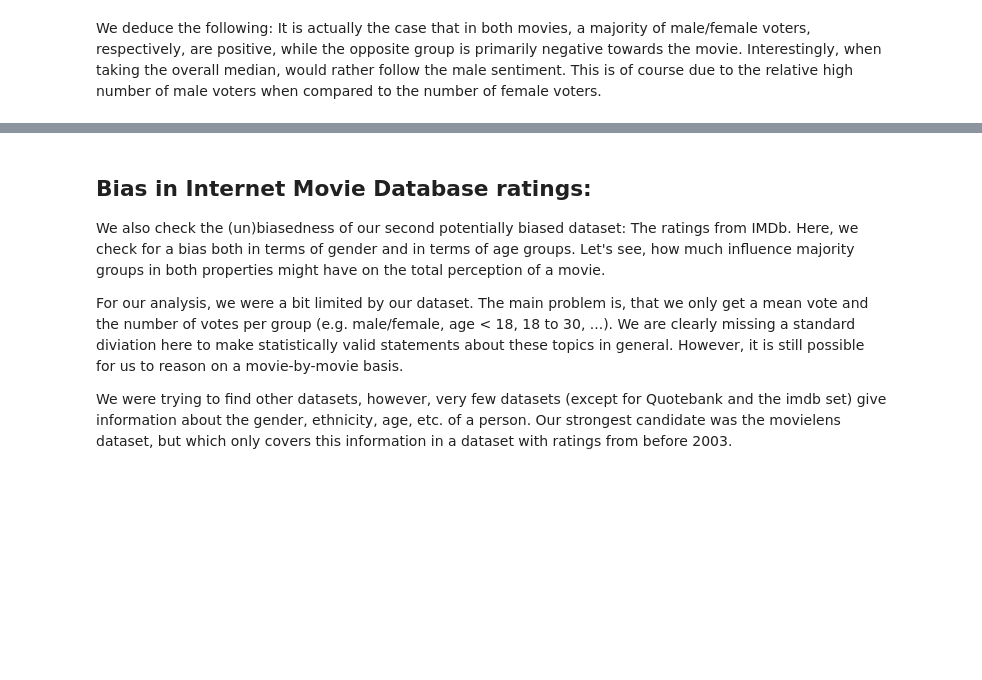
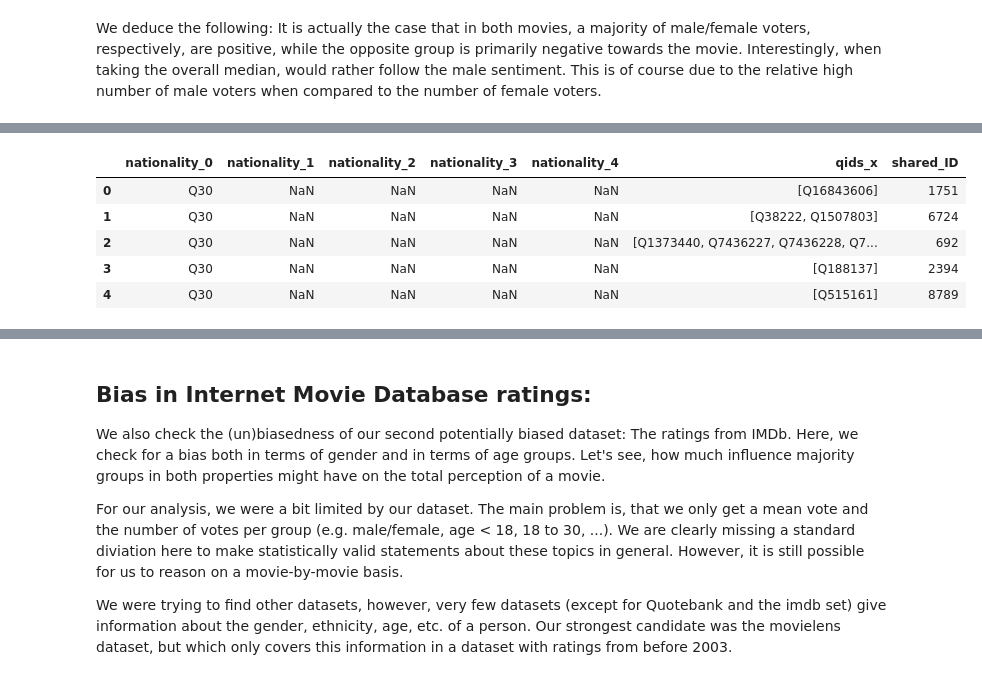
Before and after one commit to epfl-ada/ada-2021-project-f-jab, a Jupyter notebook: RQ4.ipynb, the cells around one changed output, grey strips where cells are left out. Cells and saved outputs as stored; diff of their text form; code cells hidden in the pictures; blank space fills up the shorter version.

```diff
--- a/RQ4.ipynb
+++ b/RQ4.ipynb
@@ -104,10 +95,3 @@ qid_to_gender
 In the following, we decided to keep male and female, and summarize other genders with a 'diverse' label. We so apply this to our dataframe of wikipedia properties.
 # %%
 df_wikidata['gender'] = df_wikidata['gender'].apply(lambda x: 'male' if x == 'Q6581097' else 'female' if x == 'Q6581072' else 'diverse')
-# %%
-def list_to_qid(x):
-    try:
-        return x[0]
-    except:
-        return None
-df_wikidata['ethnic_group'] = df_wikidata['ethnic_group'].apply(list_to_qid)
@@ -119,10 +97,0 @@ array([None, 'Q7994501', 'Q121842', ..., 'Q25659650', 'Q13324',
-# %%
-from wikidata.client import Client
-client = Client()
-for qid in df_wikidata['ethnic_group'].unique():
-    if qid is not None:
-        entity = client.get(qid, load=True)
-        try:
-            print(entity.data['labels']['en']['value'])
-        except KeyError:
-            print(entity.data)
@@ -364,0 +320,3 @@ We deduce the following: It is actually the case that in both movies, a majority
+# %%
+map_ethnicity = df_quotes[['shared_ID', 'qids_x']].drop_duplicates(subset=['shared_ID'])
+map_ethnicity.head()
@@ -364,0 +330,25 @@ We deduce the following: It is actually the case that in both movies, a majority
+# %%
+def get_ethnicity(row):
+    for qid in row['qids_x']:
+        try:
+            citizenships = df_wikidata.loc[qid, 'nationality']
+            j = 0
+            if citizenships is not None:
+                for i in range(len(citizenships)):
+                    citizenship = citizenships[i]
+                    if citizenship is not None:
+                        row['nationality_' + str(j)] = citizenship
+                        j += 1
+                return row
+        except KeyError:
+            continue
+    return row
+map_ethnicity = map_ethnicity.apply(get_ethnicity, axis=1)
+map_ethnicity.head()
+# %% [output]
+|  | nationality_0 | nationality_1 | nationality_2 | nationality_3 | nationality_4 | qids_x | shared_ID |
+| 0 | Q30 | NaN | NaN | NaN | NaN | [Q16843606] | 1751 |
+| 1 | Q30 | NaN | NaN | NaN | NaN | [Q38222, Q1507803] | 6724 |
+| 2 | Q30 | NaN | NaN | NaN | NaN | [Q1373440, Q7436227, Q7436228, Q7... | 692 |
+| 3 | Q30 | NaN | NaN | NaN | NaN | [Q188137] | 2394 |
+| 4 | Q30 | NaN | NaN | NaN | NaN | [Q515161] | 8789 |
```
Also changed, not shown: parts of 28 cells of this notebook.
